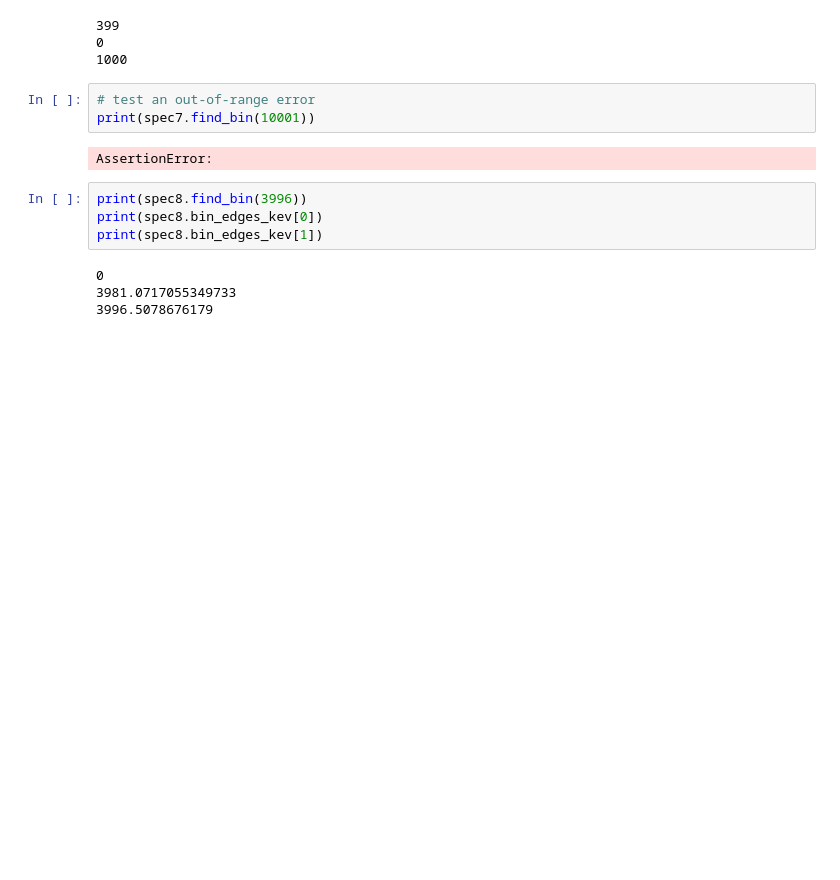
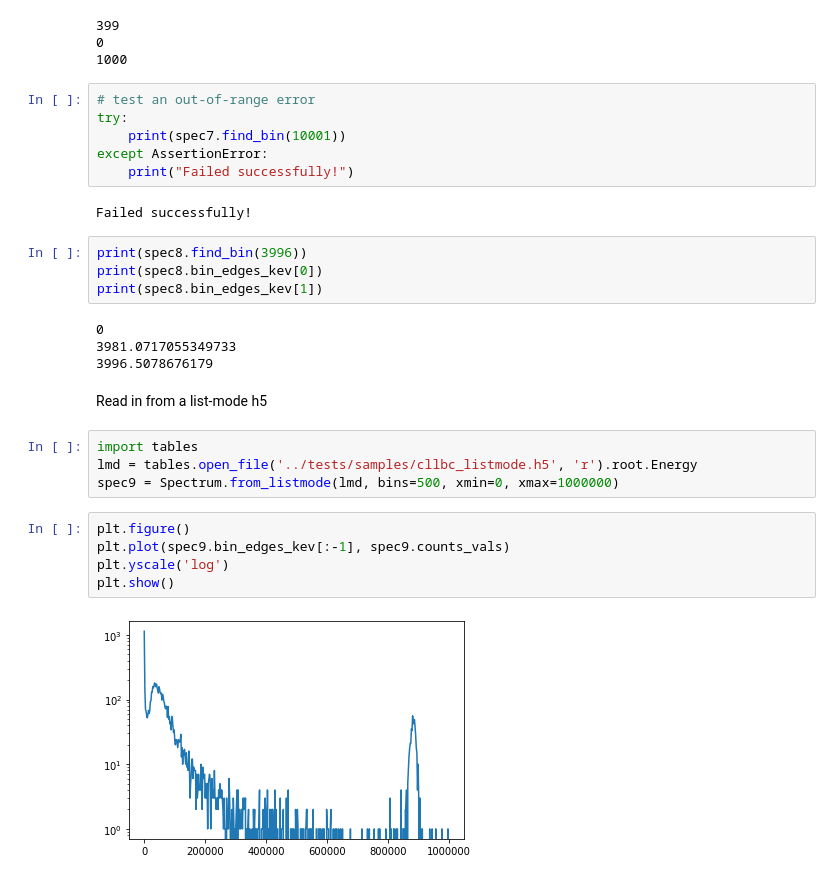
Before and after one commit to lbl-anp/becquerel, a Jupyter notebook: examples/spectrum.ipynb, the cells around one changed output. Cells and saved outputs as stored; diff of their text form; blank space fills up the shorter version.

Commit message:
spectrum tests and notebooks

```diff
--- a/examples/spectrum.ipynb
+++ b/examples/spectrum.ipynb
@@ -282,9 +282,12 @@ print(spec7.find_bin(10000))
 1000
 # %%
 # test an out-of-range error
-print(spec7.find_bin(10001))
+try:
+    print(spec7.find_bin(10001))
+except AssertionError:
+    print("Failed successfully!")
 # %% [output]
-AssertionError:
+Failed successfully!
 # %%
 print(spec8.find_bin(3996))
 print(spec8.bin_edges_kev[0])
@@ -293,3 +296,16 @@ print(spec8.bin_edges_kev[1])
 0
 3981.0717055349733
 3996.5078676179
+# %% [markdown]
+Read in from a list-mode h5
+# %%
+import tables
+lmd = tables.open_file('../tests/samples/cllbc_listmode.h5', 'r').root.Energy
+spec9 = Spectrum.from_listmode(lmd, bins=500, xmin=0, xmax=1000000)
+# %%
+plt.figure()
+plt.plot(spec9.bin_edges_kev[:-1], spec9.counts_vals)
+plt.yscale('log')
+plt.show()
+# %% [output]
+[figure, added]
```
Also changed, not shown: parts of 3 cells of this notebook, 2 other files.
